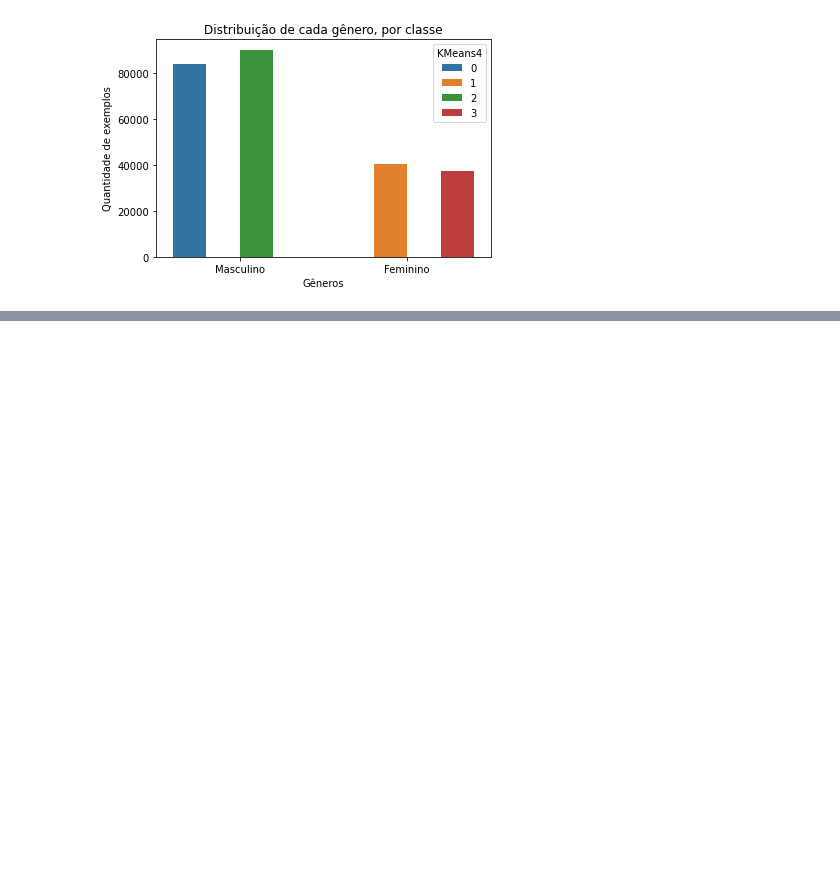
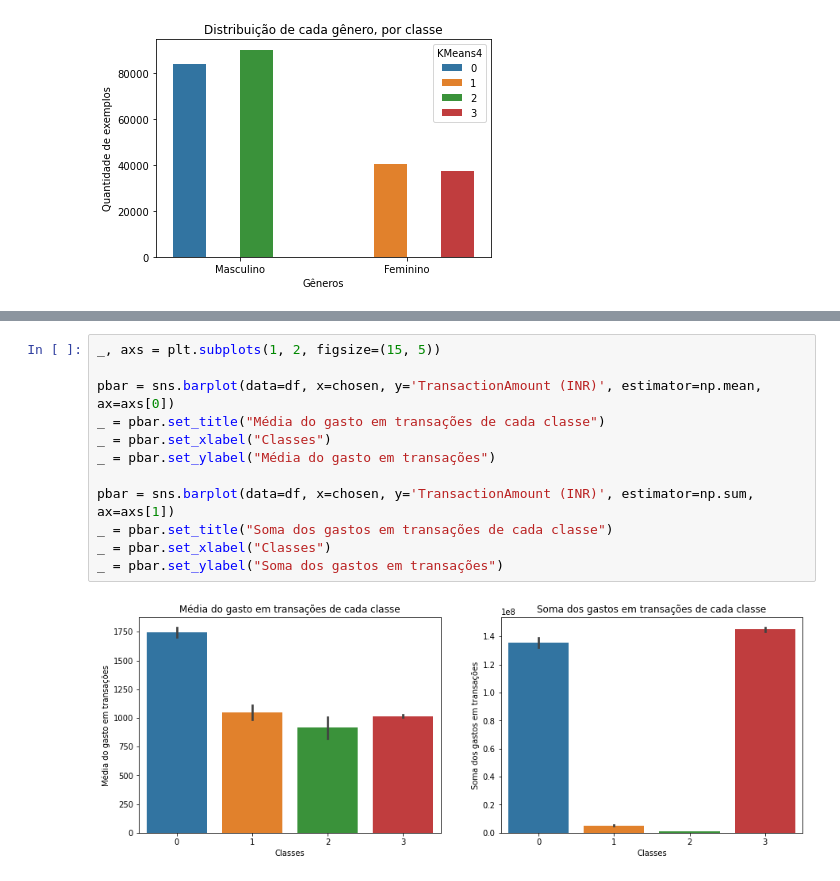
Before and after one commit to tremefabris/am-t2, a Jupyter notebook: bank-transactions-cluster-interpretation.ipynb, the cells around one changed output, grey strips where cells are left out. Cells and saved outputs as stored; diff of their text form; blank space fills up the shorter version.

```diff
--- a/bank-transactions-cluster-interpretation.ipynb
+++ b/bank-transactions-cluster-interpretation.ipynb
@@ -422,0 +451,14 @@ _ = pcount.set_xticks([0., 1.], ["Masculino", "Feminino"])
+# %%
+_, axs = plt.subplots(1, 2, figsize=(15, 5))
+
+pbar = sns.barplot(data=df, x=chosen, y='TransactionAmount (INR)', estimator=np.mean, ax=axs[0])
+_ = pbar.set_title("Média do gasto em transações de cada classe")
+_ = pbar.set_xlabel("Classes")
+_ = pbar.set_ylabel("Média do gasto em transações")
+
+pbar = sns.barplot(data=df, x=chosen, y='TransactionAmount (INR)', estimator=np.sum, ax=axs[1])
+_ = pbar.set_title("Soma dos gastos em transações de cada classe")
+_ = pbar.set_xlabel("Classes")
+_ = pbar.set_ylabel("Soma dos gastos em transações")
+# %% [output]
+[figure, added]
```
Also changed, not shown: parts of 16 cells of this notebook.
